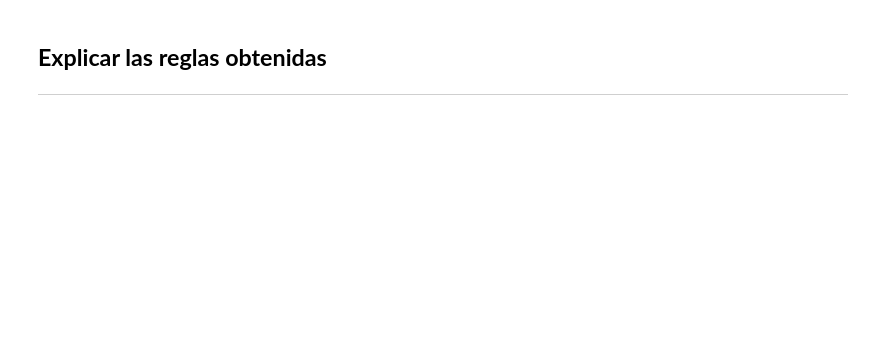
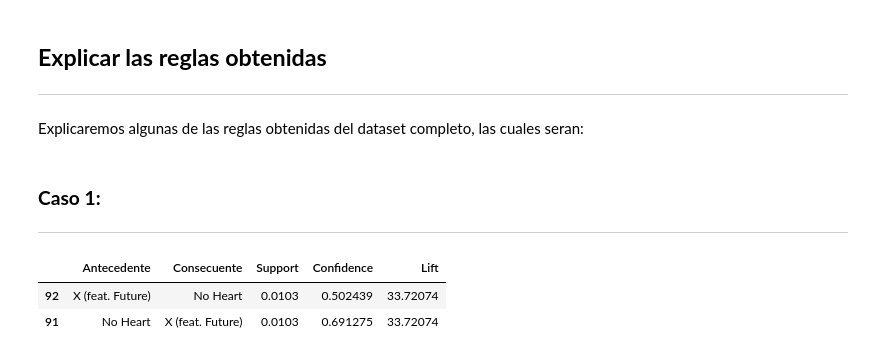
Before and after one commit to Claudiars20/BIGDATA2021, a Jupyter notebook: ACTIVIDAD03/Trabajo03.ipynb, the cells around one changed output. Saved outputs shown, nothing was run; the diff lists cells and outputs as text; code cells hidden in the pictures; blank space fills up the shorter version.

```diff
--- a/ACTIVIDAD03/Trabajo03.ipynb
+++ b/ACTIVIDAD03/Trabajo03.ipynb
@@ -364,3 +371,14 @@ rules_pd_2500_01.head(10)
 # %% [markdown]
 ## **Explicar las reglas obtenidas**
 ---
+# %% [markdown]
+Explicaremos algunas de las reglas obtenidas del dataset completo, las cuales seran:
+# %% [markdown]
+### **Caso 1:**
+---
+# %%
+rules_pd_10000_01.head(2)
+# %% [output]
+|  | Antecedente | Consecuente | Support | Confidence | Lift |
+| 92 | X (feat. Future) | No Heart | 0.0103 | 0.502439 | 33.72074 |
+| 91 | No Heart | X (feat. Future) | 0.0103 | 0.691275 | 33.72074 |
```
Also changed, not shown: parts of 21 cells of this notebook.
